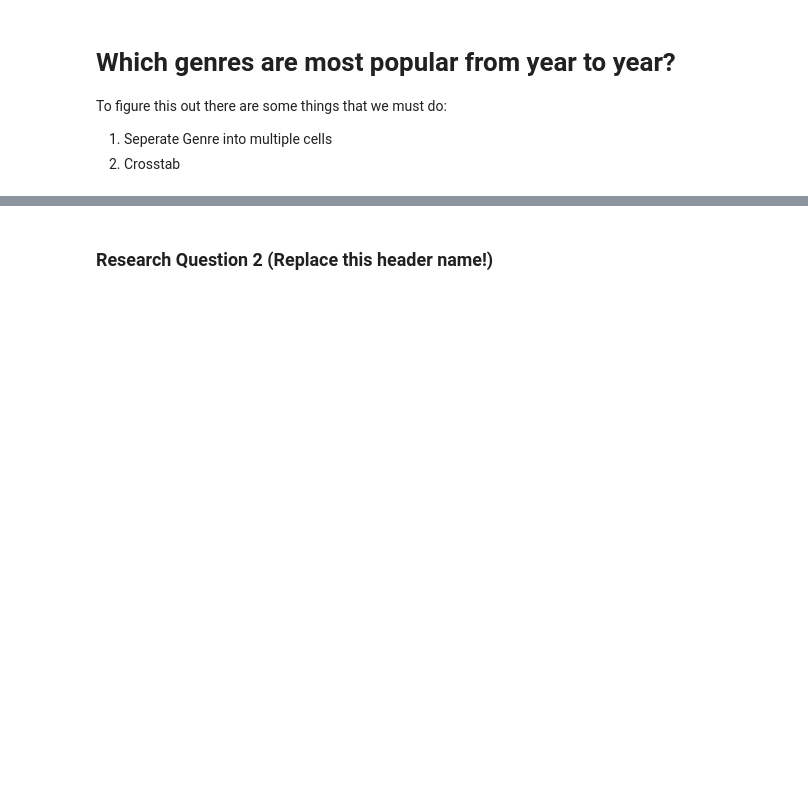
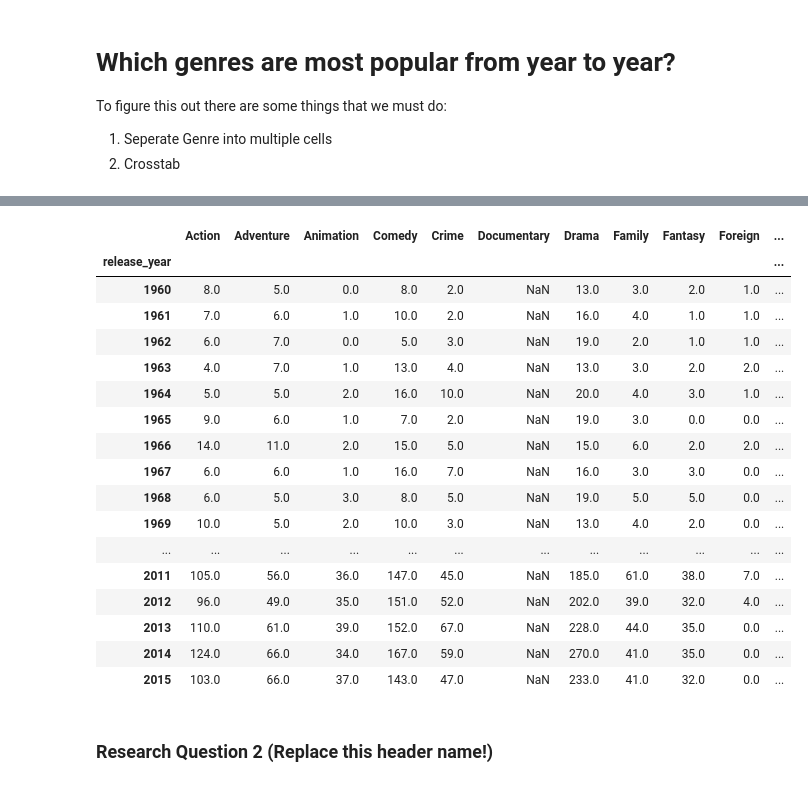
Before and after one commit to danielmiguel320/dand_investigate_data_set, a Jupyter notebook: rough_draft.ipynb, the cells around one changed output, grey strips where cells are left out. Drawn from its saved outputs; the diff is of its cells as text; code cells hidden in the pictures; blank space fills up the shorter version.

Commit message:
Got crosstab to work!

```diff
--- a/rough_draft.ipynb
+++ b/rough_draft.ipynb
@@ -185,7 +185,33 @@ merged_df.head()
 # %%
 #we are going to calculate the most popular genre per year.
 #extract unique values for genres
-genres_list = pd.unique(merged_df[['genres0','genres1','genres2','genres3', 'genres4']].values.ravel())
+#genres_list = pd.unique(merged_df[['genres0','genres1','genres2','genres3', 'genres4']].values.ravel())
+q1 = pd.crosstab(merged_df['release_year'], merged_df['genres0'])
+q2 = pd.crosstab(merged_df['release_year'], merged_df['genres1'])
+q3 = pd.crosstab(merged_df['release_year'], merged_df['genres2'])
+q4 = pd.crosstab(merged_df['release_year'], merged_df['genres3'])
+q5 = pd.crosstab(merged_df['release_year'], merged_df['genres4'])
+t = q1 + q2 + q3 + q4 + q5
+t
+# %% [output]
+|  | Action | Adventure | Animation | Comedy | Crime | Documentary | Drama | Family | Fantasy | Foreign | ... |
+| release_year |  |  |  |  |  |  |  |  |  |  | ... |
+| 1960 | 8.0 | 5.0 | 0.0 | 8.0 | 2.0 | NaN | 13.0 | 3.0 | 2.0 | 1.0 | ... |
+| 1961 | 7.0 | 6.0 | 1.0 | 10.0 | 2.0 | NaN | 16.0 | 4.0 | 1.0 | 1.0 | ... |
+| 1962 | 6.0 | 7.0 | 0.0 | 5.0 | 3.0 | NaN | 19.0 | 2.0 | 1.0 | 1.0 | ... |
+| 1963 | 4.0 | 7.0 | 1.0 | 13.0 | 4.0 | NaN | 13.0 | 3.0 | 2.0 | 2.0 | ... |
+| 1964 | 5.0 | 5.0 | 2.0 | 16.0 | 10.0 | NaN | 20.0 | 4.0 | 3.0 | 1.0 | ... |
+| 1965 | 9.0 | 6.0 | 1.0 | 7.0 | 2.0 | NaN | 19.0 | 3.0 | 0.0 | 0.0 | ... |
+| 1966 | 14.0 | 11.0 | 2.0 | 15.0 | 5.0 | NaN | 15.0 | 6.0 | 2.0 | 2.0 | ... |
+| 1967 | 6.0 | 6.0 | 1.0 | 16.0 | 7.0 | NaN | 16.0 | 3.0 | 3.0 | 0.0 | ... |
+| 1968 | 6.0 | 5.0 | 3.0 | 8.0 | 5.0 | NaN | 19.0 | 5.0 | 5.0 | 0.0 | ... |
+| 1969 | 10.0 | 5.0 | 2.0 | 10.0 | 3.0 | NaN | 13.0 | 4.0 | 2.0 | 0.0 | ... |
+| ... | ... | ... | ... | ... | ... | ... | ... | ... | ... | ... | ... |
+| 2011 | 105.0 | 56.0 | 36.0 | 147.0 | 45.0 | NaN | 185.0 | 61.0 | 38.0 | 7.0 | ... |
+| 2012 | 96.0 | 49.0 | 35.0 | 151.0 | 52.0 | NaN | 202.0 | 39.0 | 32.0 | 4.0 | ... |
+| 2013 | 110.0 | 61.0 | 39.0 | 152.0 | 67.0 | NaN | 228.0 | 44.0 | 35.0 | 0.0 | ... |
+| 2014 | 124.0 | 66.0 | 34.0 | 167.0 | 59.0 | NaN | 270.0 | 41.0 | 35.0 | 0.0 | ... |
+| 2015 | 103.0 | 66.0 | 37.0 | 143.0 | 47.0 | NaN | 233.0 | 41.0 | 32.0 | 0.0 | ... |
 # %% [markdown]
 ### Research Question 2  (Replace this header name!)
 # %% [markdown]
```
Also changed, not shown: parts of 6 cells of this notebook.
